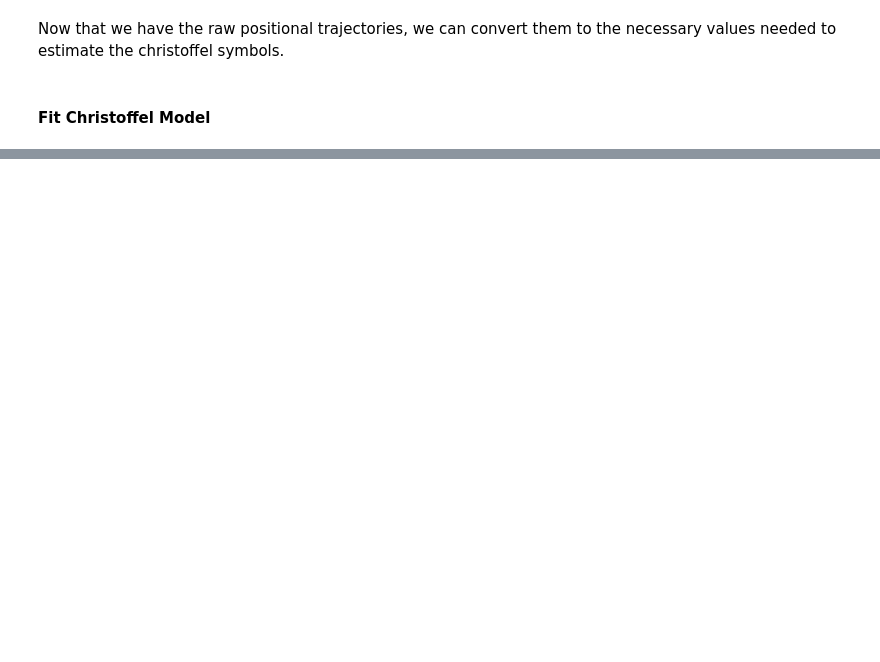
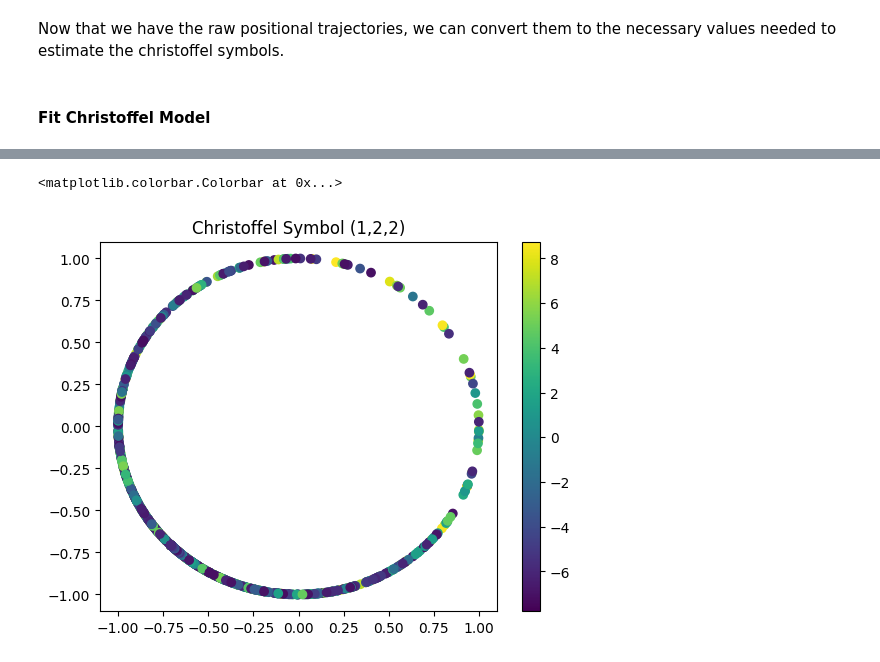
Before and after one commit to abrahme/curvature_estimation, a Jupyter notebook: SampleTrajectory.ipynb, the cells around one changed output, grey strips where cells are left out. Cells and saved outputs as stored; diff of their text form; code cells hidden in the pictures; blank space fills up the shorter version.

```diff
--- a/SampleTrajectory.ipynb
+++ b/SampleTrajectory.ipynb
@@ -300,0 +318,7 @@ WARNING: Chain 2 reached the maximum tree depth. Increase `max_treedepth`, incre
+# %%
+plt.scatter(gp_basis[:,0], gp_basis[:,1], c = cs_x[:,2])
+plt.title("Christoffel Symbol (1,2,2)")
+plt.colorbar()
+# %% [output]
+<matplotlib.colorbar.Colorbar at 0x...>
+[figure, added]
```
Also changed, not shown: parts of 27 cells of this notebook, 1 other file.
